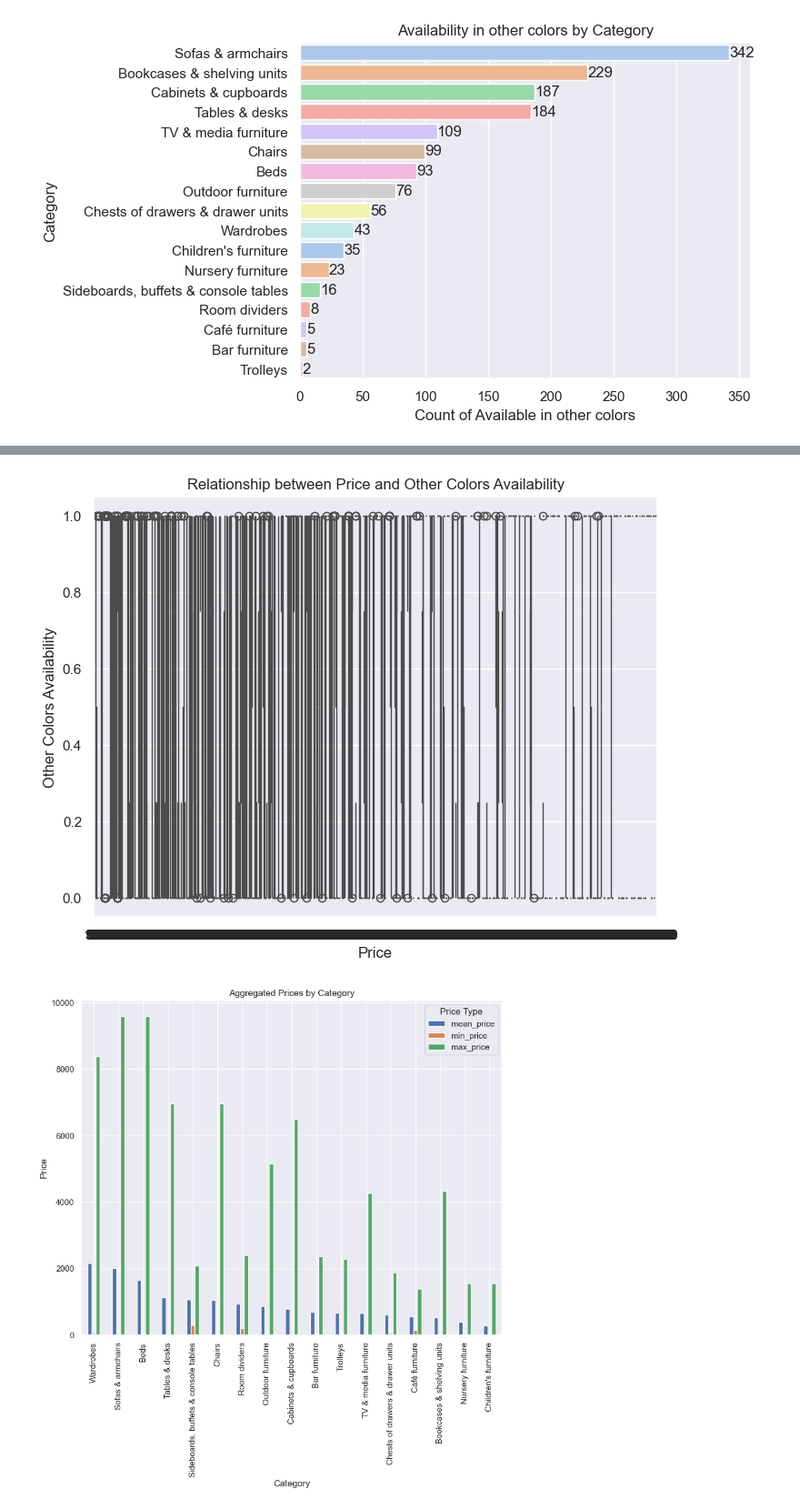
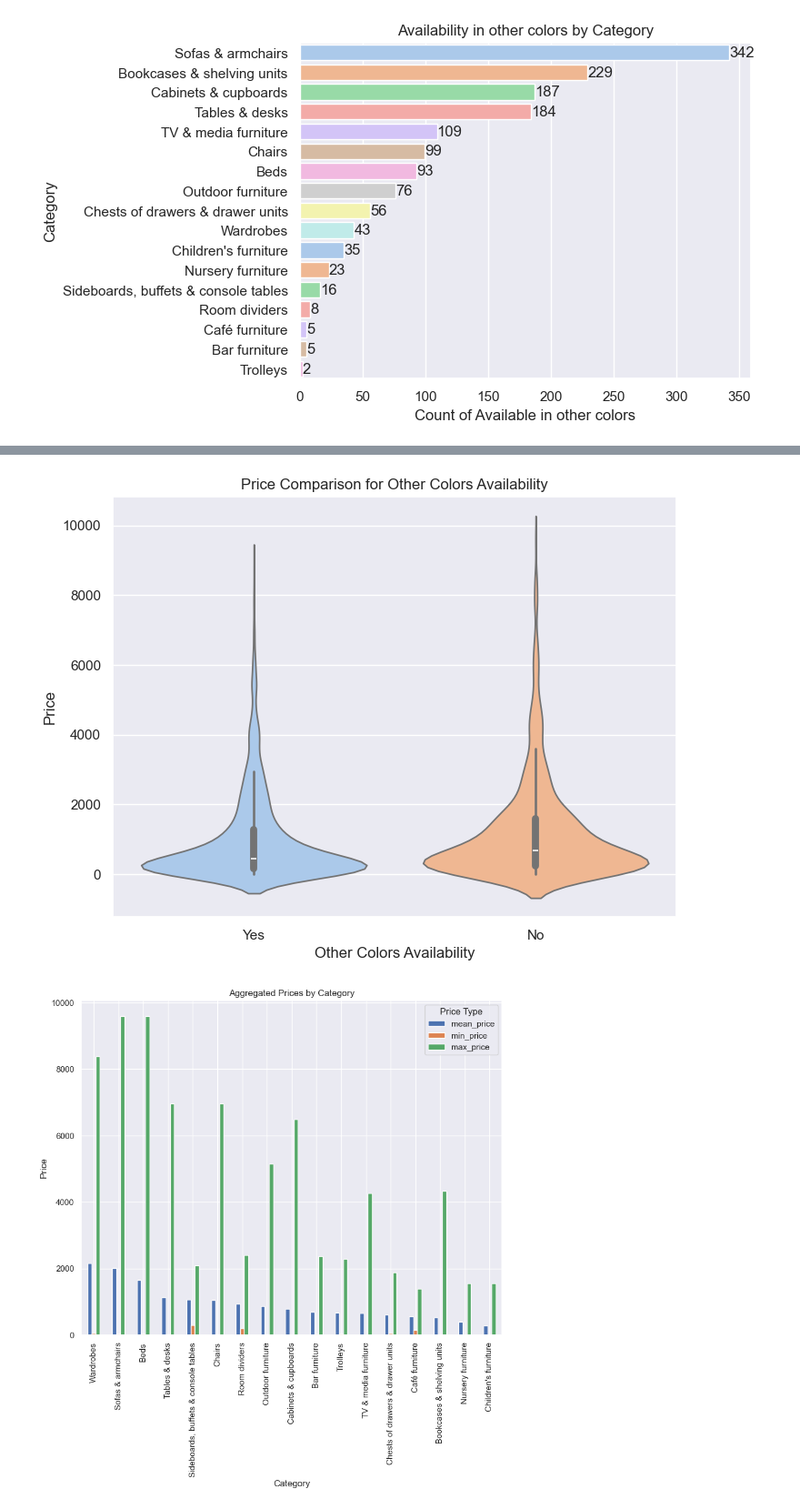
Before and after one commit to MarinaYurchenko/Python-Step-Project, a Jupyter notebook: Python Step project/Step.ipynb, the cells around one changed output, grey strips where cells are left out. Shown at 91% size. Cells and saved outputs as stored; diff of their text form; code cells hidden in the pictures.

```diff
--- a/Python Step project/Step.ipynb
+++ b/Python Step project/Step.ipynb
@@ -190,3 +385,34 @@ Due to this primar research it is obvious that the main problems are the presenc
  # STEP 2
 
  basic visualization and analysis
+# %%
+ikea_ds=ikea.copy()
+# %%
+# 2. transforming the 'other_colors' column to boolean for further operations.
+ikea_ds['other_colors_bool'] = ikea_ds['other_colors'].map({'Yes': True, 'No': False})
+# %%
+# CLEANING THE DESIGNER COLUMN INTO A NEW DATAFRAME
+# Assuming that every item without designers name was made by Ikea of Sweden, this value will be assigned as the default value
+#import re
+
+def cleanDesigners(value, default="IKEA of Sweden"):
+    if not isinstance(value, str) or value.strip() == "" or any(char.isdigit() for char in value):
+        return default
+
+    designers = value.split("/")
+    cleaned_designers = []
+
+    for d in designers:
+        d = d.strip()
+        if d != "" and d != default:
+            cleaned_designers.append(d)
+
+    if default in cleaned_designers:
+        cleaned_designers.remove(default)
+
+    if len(cleaned_designers) > 0:
+        return '/'.join(sorted(cleaned_designers))
+    else:
+        return default
+# %%
+ikea_ds['designer_clean'] = ikea_ds['designer'].apply(cleanDesigners)
@@ -225,11 +500,13 @@ plt.show()
 # %%
+# Price Comparison for Other Colors Availability
 plt.figure(figsize=(8, 6))
-sns.boxplot(x='price', y='other_colors_bool', data=ikea)
-plt.title('Relationship between Price and Other Colors Availability')
-plt.xlabel('Price')
-plt.ylabel('Other Colors Availability')
+sns.violinplot(x='other_colors', y='price', data=ikea_ds, palette='pastel')
+plt.gca().set_xticklabels(['Yes', 'No'])
+plt.title('Price Comparison for Other Colors Availability')
+plt.xlabel('Other Colors Availability')
+plt.ylabel('Price')
 plt.show()
 # %% [output]
-[figure, old version]
+[figure, new version]
 # %%
 # Find min, max and average price values per category
```
Also changed, not shown: parts of 70 cells of this notebook.
